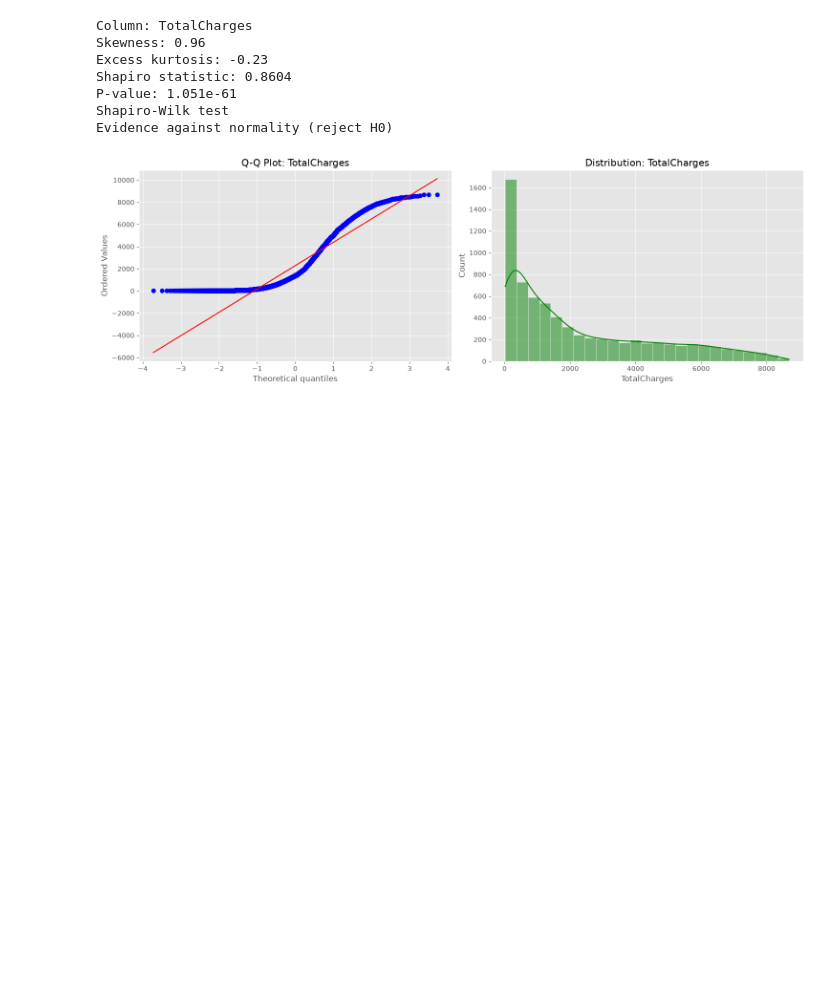
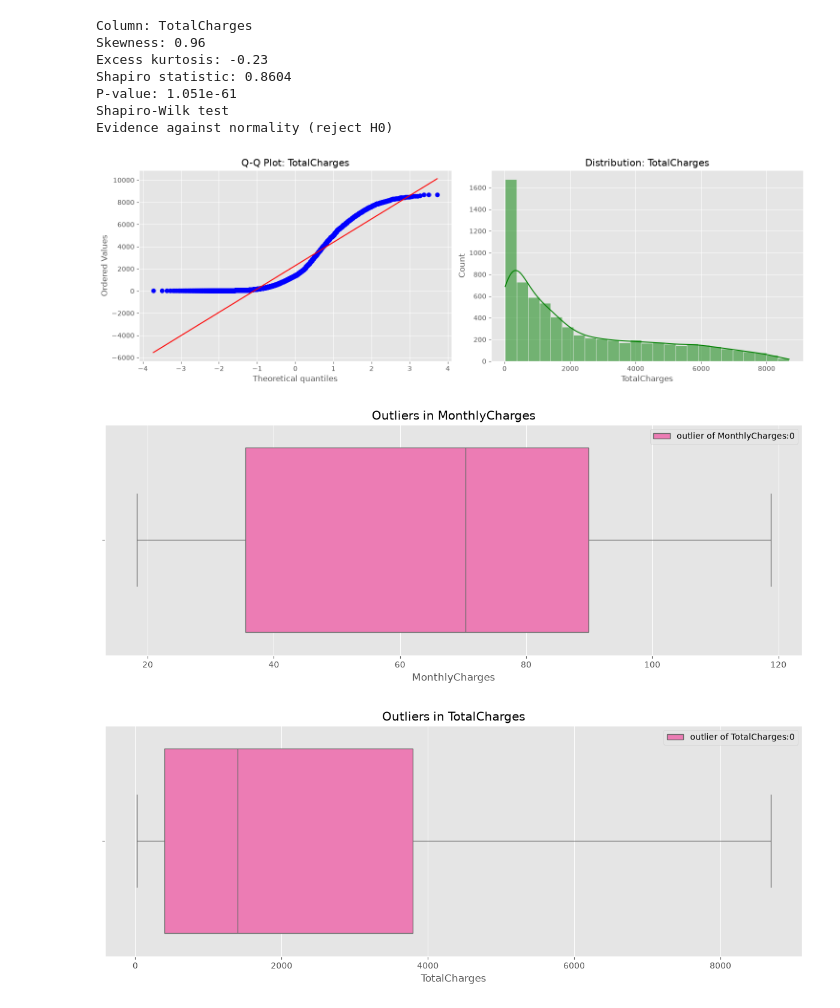
Before and after one commit to braabarkat2004-boop/ML_project, a Jupyter notebook: notebooks/EDA.ipynb, the cells around one changed output. Drawn from its saved outputs; the diff is of its cells as text; code cells hidden in the pictures; blank space fills up the shorter version.

```diff
--- a/notebooks/EDA.ipynb
+++ b/notebooks/EDA.ipynb
@@ -265,3 +265,26 @@ P-value: 1.051e-61
 Shapiro-Wilk test
 Evidence against normality (reject H0)
 [figure]
+# %%
+# handling nulls by median as the distribution of the monthly charge is skewed
+median=df["MonthlyCharges"].median()
+df["MonthlyCharges"]=df["MonthlyCharges"].fillna(median)
+# %%
+def checking_outliers(data,col):
+        Q1=data[col].quantile(0.25)
+        Q3=data[col].quantile(0.75)
+        IQR=Q3-Q1
+        upper_limit=Q3+1.5*IQR
+        lower_limit=Q1-1.5*IQR
+        outlier_mask=(data[col]<lower_limit)|(data[col]>upper_limit)
+        plt.figure(figsize=(15,5))
+        sns.boxplot(x=data[col],color="hotpink",label=f"outlier of {col}:{outlier_mask.sum()}")
+        plt.legend()
+        plt.title(f"Outliers in {col}")
+        plt.show()
+
+for col in ["MonthlyCharges","TotalCharges"]:
+        checking_outliers(df,col)
+# %% [output]
+[figure, added]
+[figure, added]
```
Also changed, not shown: parts of 5 cells of this notebook.
